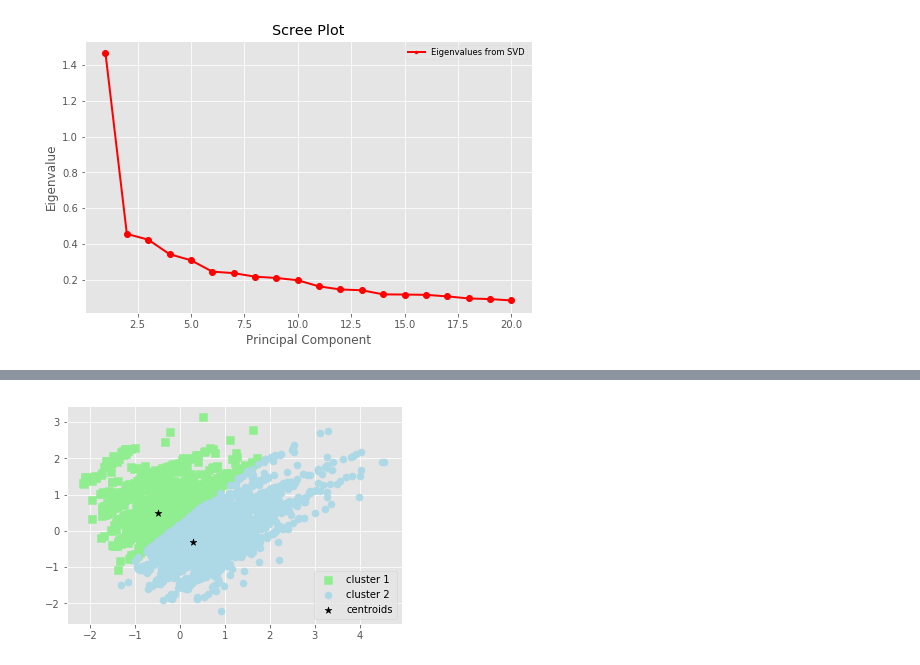
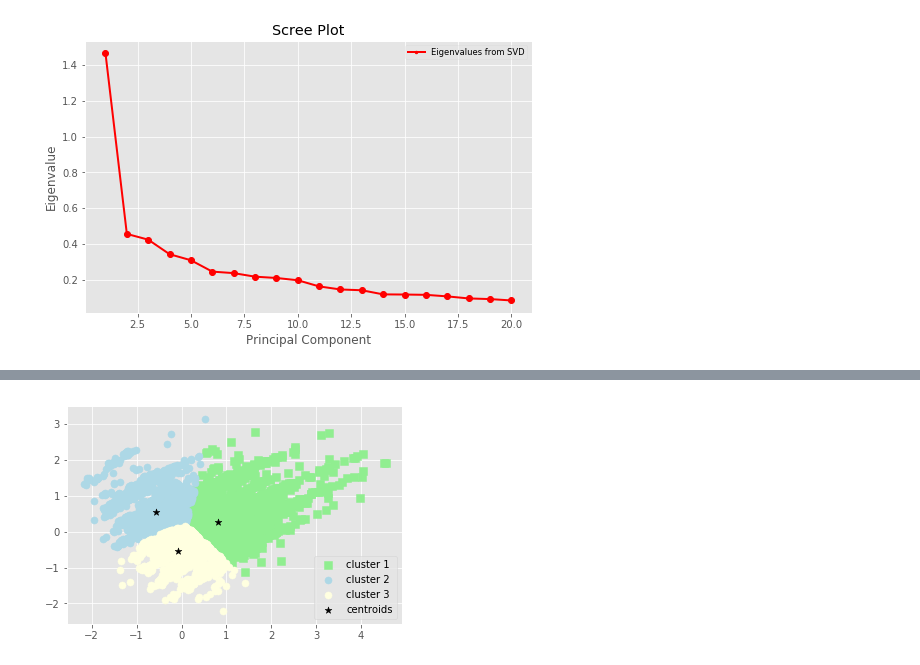
Before and after one commit to gentok/Political_Headlines_Project, a Jupyter notebook: notebooks/NonSupervised.ipynb, the cells around one changed output, grey strips where cells are left out. Drawn from its saved outputs; the diff is of its cells as text; code cells hidden in the pictures.

```diff
--- a/notebooks/NonSupervised.ipynb
+++ b/notebooks/NonSupervised.ipynb
@@ -38,27 +75,31 @@ X = pca.transform(X)
 # %%
-## K Means
-kmeans = KMeans(n_clusters=2, random_state=0)
-kmeans.fit(X)
+kmeans = KMeans(n_clusters=3, random_state=0)
 ypred = kmeans.fit_predict(X)
 plt.scatter(X[ypred==0,0],
             X[ypred==0,1],
             s=50,
             c='lightgreen',
             marker='s',
             label='cluster 1')
 plt.scatter(X[ypred==1,0],
             X[ypred==1,1],
             s=50,
             c='lightblue',
             marker='o',
             label='cluster 2')
+plt.scatter(X[ypred==2,0],
+            X[ypred==2,1],
+            s=50,
+            c='lightyellow',
+            marker='o',
+            label='cluster 3')
 plt.scatter(kmeans.cluster_centers_[:,0],
             kmeans.cluster_centers_[:,1],
             s=50,
             marker='*',
             c='black',
             label='centroids')
 plt.legend()
 plt.show()
 # %% [output]
-[figure, old version]
+[figure, new version]
```
Also changed, not shown: parts of 10 cells of this notebook.
